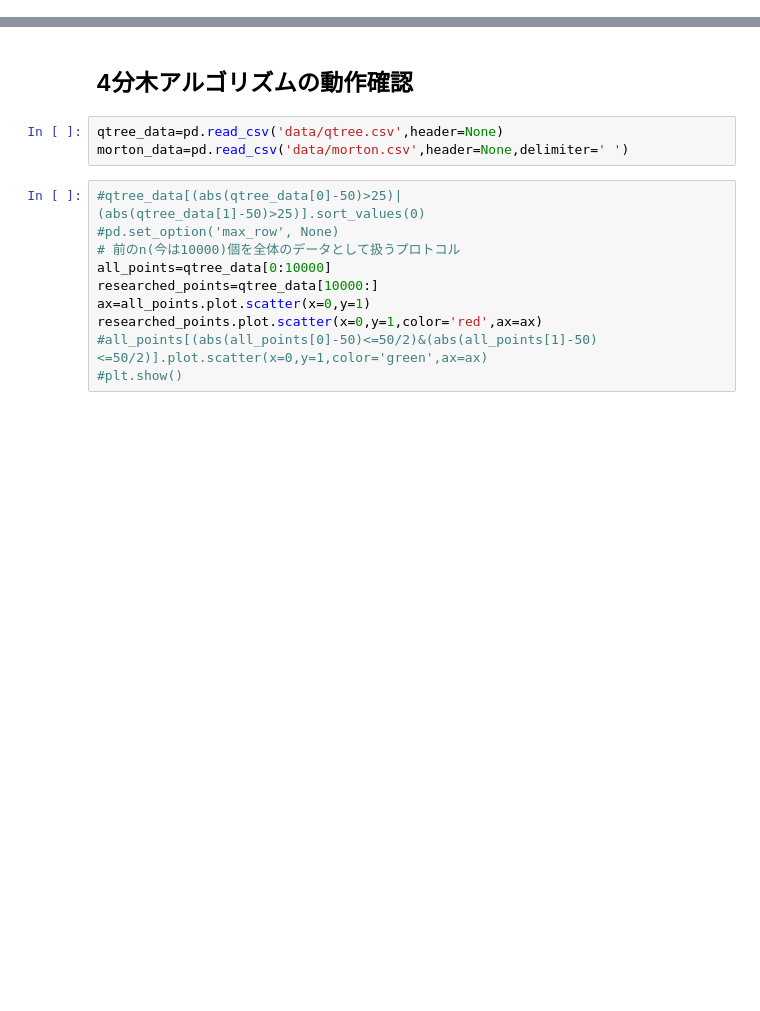
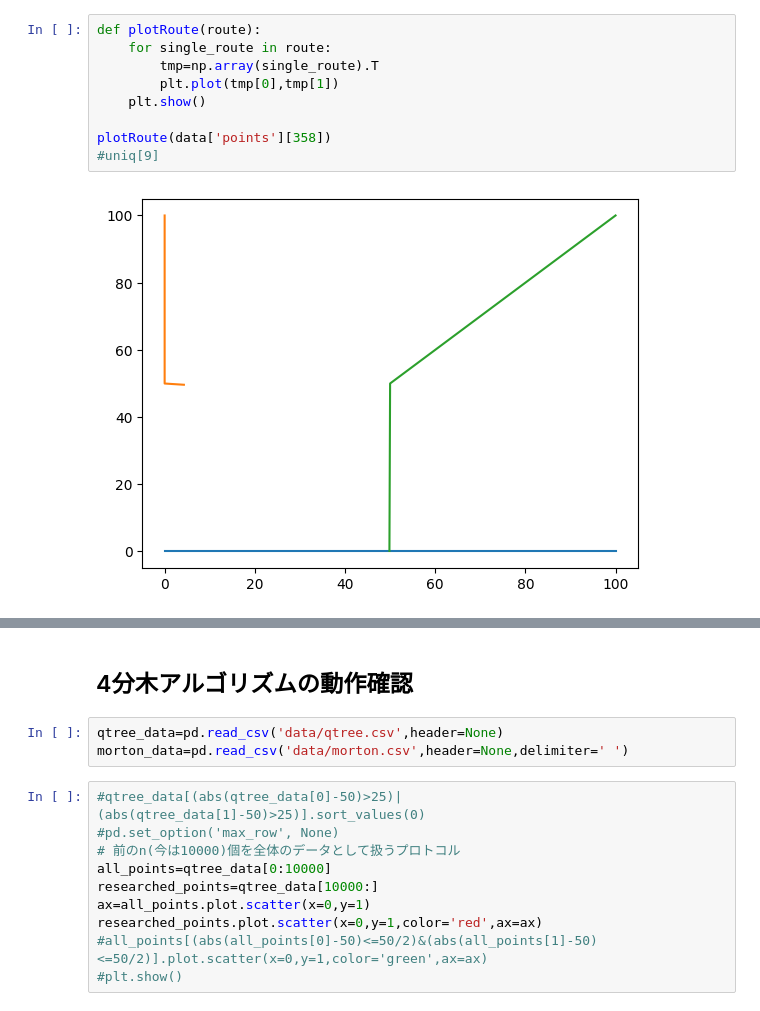
Before and after one commit to stakeval0/aco-steiner, a Jupyter notebook: analyze/analyze.ipynb, the cells around one changed output, grey strips where cells are left out. Cells and saved outputs as stored; diff of their text form; blank space fills up the shorter version.

```diff
--- a/analyze/analyze.ipynb
+++ b/analyze/analyze.ipynb
@@ -4,0 +52,11 @@ import pandas as pd
+# %%
+def plotRoute(route):
+    for single_route in route:
+        tmp=np.array(single_route).T
+        plt.plot(tmp[0],tmp[1])
+    plt.show()
+
+plotRoute(data['points'][358])
+#uniq[9]
+# %% [output]
+[figure, added]
```
Also changed, not shown: parts of 7 cells of this notebook, 3 other files.
